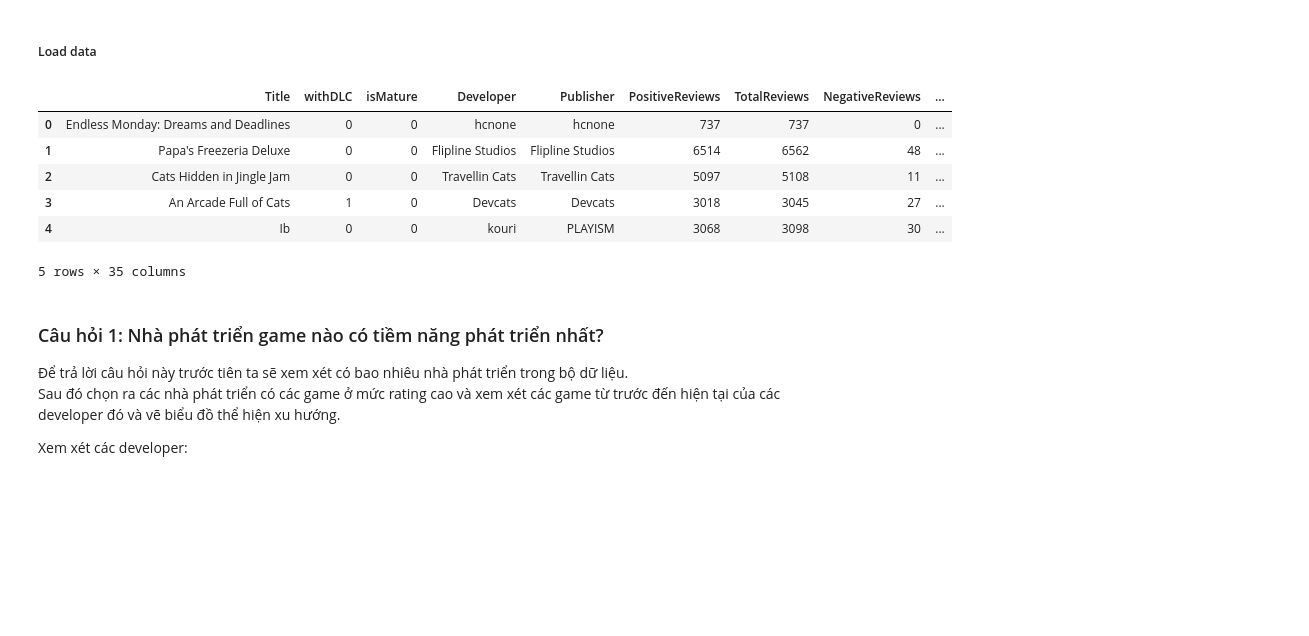
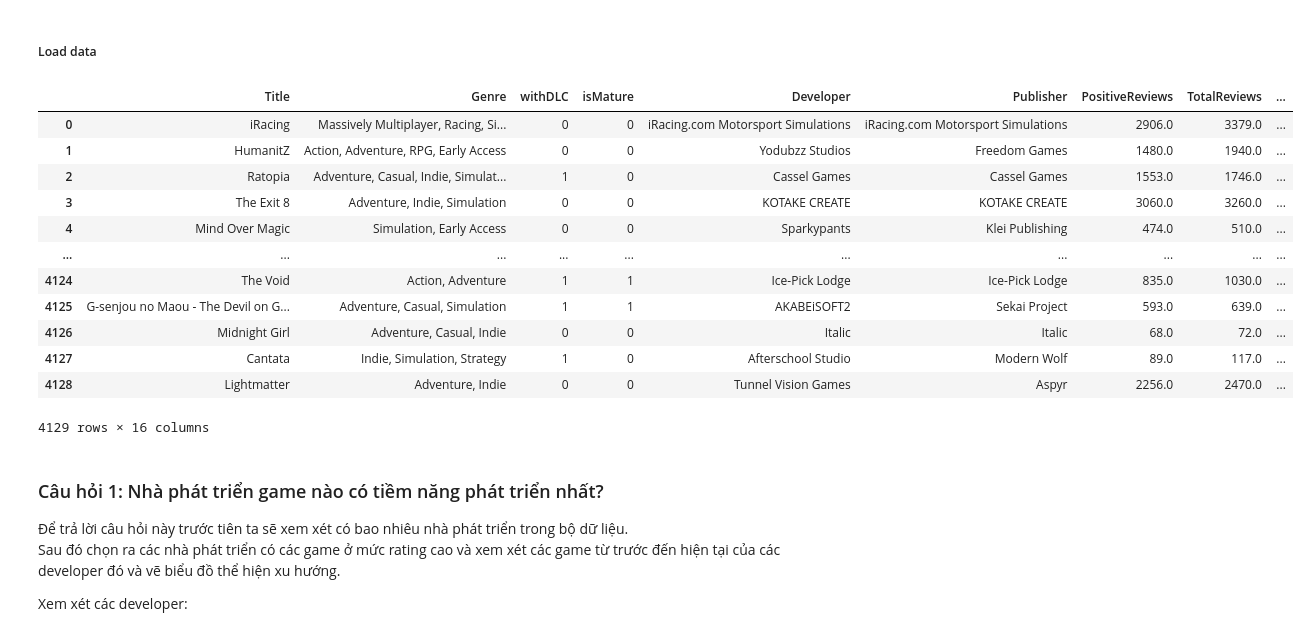
Before and after one commit to cheesepp/steam_game_ratings, a Jupyter notebook: EDA.ipynb, the cells around one changed output. Drawn from its saved outputs; the diff is of its cells as text; code cells hidden in the pictures; blank space fills up the shorter version.

```diff
--- a/EDA.ipynb
+++ b/EDA.ipynb
@@ -11,16 +11,22 @@ import matplotlib.pyplot as plt
 # %% [markdown]
 ##### Load data
 # %%
-steam_df = pd.read_csv('processed_data.csv')
-steam_df.head()
+steam_df = pd.read_csv('data/processed_data.csv')
+steam_df
 # %% [output]
-|  | Title | withDLC | isMature | Developer | Publisher | PositiveReviews | TotalReviews | NegativeReviews | ... |
-| 0 | Endless Monday: Dreams and Deadlines | 0 | 0 | hcnone | hcnone | 737 | 737 | 0 | ... |
-| 1 | Papa's Freezeria Deluxe | 0 | 0 | Flipline Studios | Flipline Studios | 6514 | 6562 | 48 | ... |
-| 2 | Cats Hidden in Jingle Jam | 0 | 0 | Travellin Cats | Travellin Cats | 5097 | 5108 | 11 | ... |
-| 3 | An Arcade Full of Cats | 1 | 0 | Devcats | Devcats | 3018 | 3045 | 27 | ... |
-| 4 | Ib | 0 | 0 | kouri | PLAYISM | 3068 | 3098 | 30 | ... |
+|  | Title | Genre | withDLC | isMature | Developer | Publisher | PositiveReviews | TotalReviews | ... |
+| 0 | iRacing | Massively Multiplayer, Racing, Si... | 0 | 0 | iRacing.com Motorsport Simulations | iRacing.com Motorsport Simulations | 2906.0 | 3379.0 | ... |
+| 1 | HumanitZ | Action, Adventure, RPG, Early Access | 0 | 0 | Yodubzz Studios | Freedom Games | 1480.0 | 1940.0 | ... |
+| 2 | Ratopia | Adventure, Casual, Indie, Simulat... | 1 | 0 | Cassel Games | Cassel Games | 1553.0 | 1746.0 | ... |
+| 3 | The Exit 8 | Adventure, Indie, Simulation | 0 | 0 | KOTAKE CREATE | KOTAKE CREATE | 3060.0 | 3260.0 | ... |
+| 4 | Mind Over Magic | Simulation, Early Access | 0 | 0 | Sparkypants | Klei Publishing | 474.0 | 510.0 | ... |
+| ... | ... | ... | ... | ... | ... | ... | ... | ... | ... |
+| 4124 | The Void | Action, Adventure | 1 | 1 | Ice-Pick Lodge | Ice-Pick Lodge | 835.0 | 1030.0 | ... |
+| 4125 | G-senjou no Maou - The Devil on G... | Adventure, Casual, Simulation | 1 | 1 | AKABEiSOFT2 | Sekai Project | 593.0 | 639.0 | ... |
+| 4126 | Midnight Girl | Adventure, Casual, Indie | 0 | 0 | Italic | Italic | 68.0 | 72.0 | ... |
+| 4127 | Cantata | Indie, Simulation, Strategy | 1 | 0 | Afterschool Studio | Modern Wolf | 89.0 | 117.0 | ... |
+| 4128 | Lightmatter | Adventure, Indie | 0 | 0 | Tunnel Vision Games | Aspyr | 2256.0 | 2470.0 | ... |
-5 rows × 35 columns
+4129 rows × 16 columns
 # %% [markdown]
 ### Câu hỏi 1: Nhà phát triển game nào có tiềm năng phát triển nhất?
 Để trả lời câu hỏi này trước tiên ta sẽ xem xét có bao nhiêu nhà phát triển trong bộ dữ liệu.
```
Also changed, not shown: parts of 7 cells of this notebook, 5 other files.
